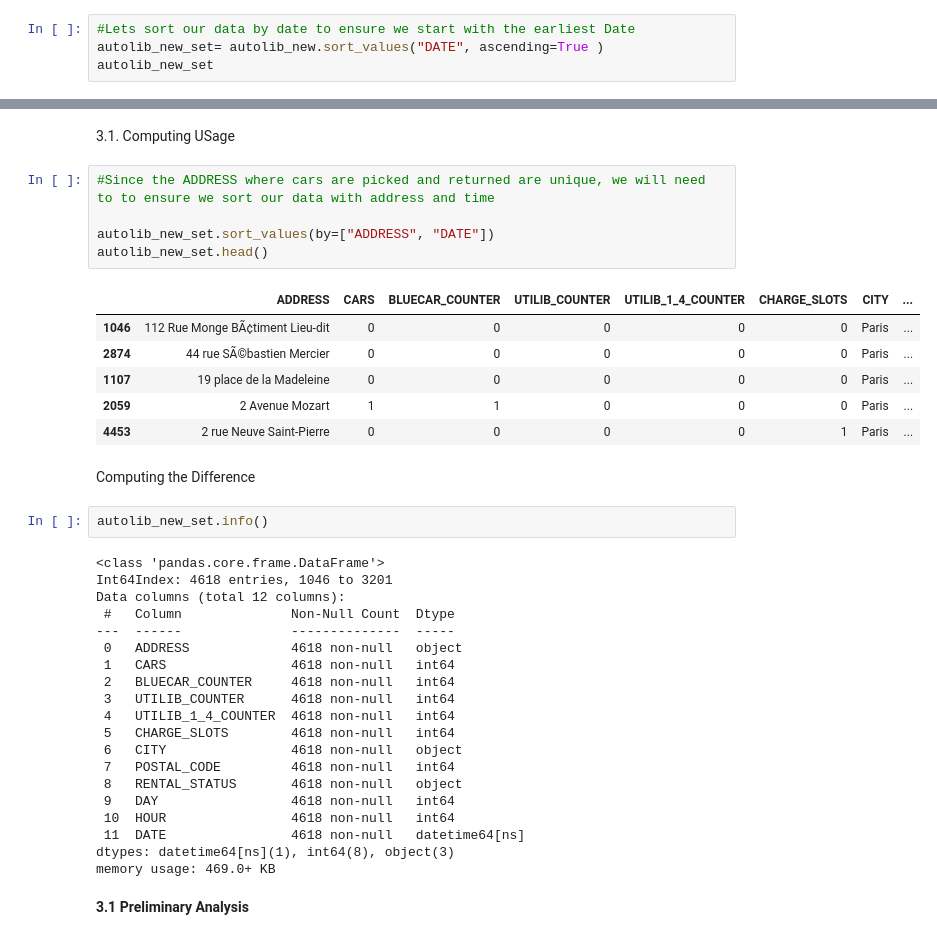
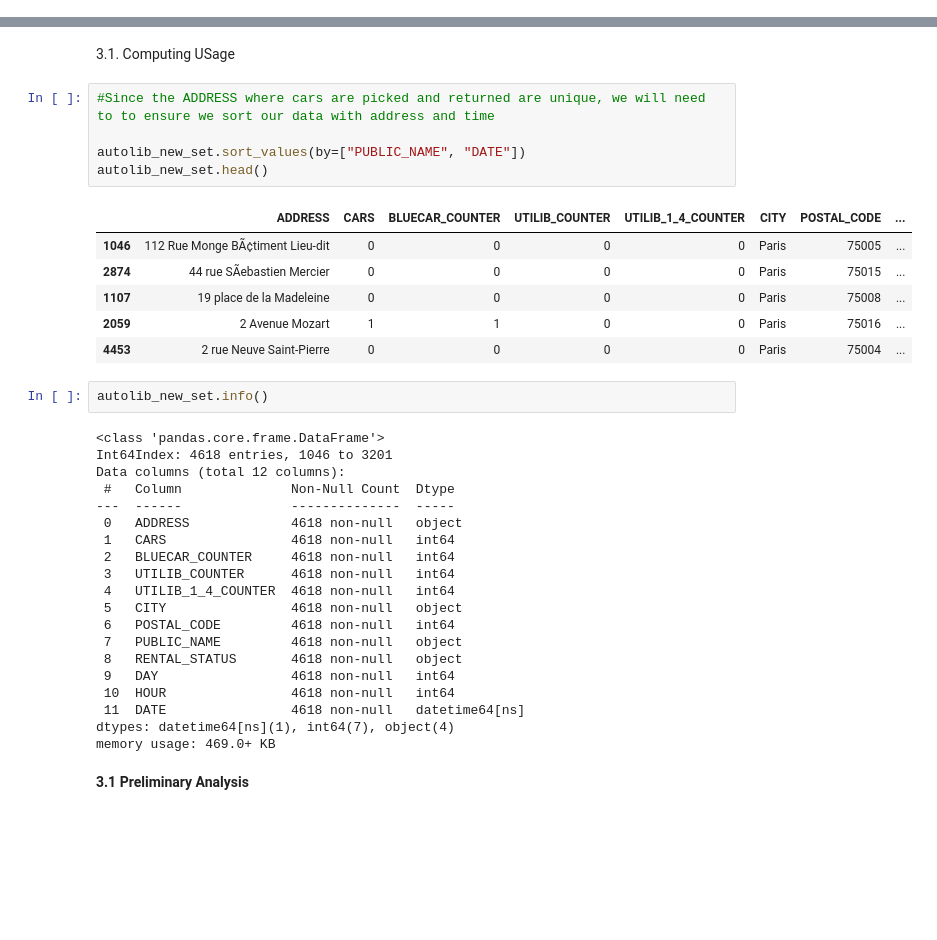
Before and after one commit to Obreintelly/Week_4_IP_Autolib_Data, a Jupyter notebook: Moringa_Data_Science_Prep_W4_Independent_Project_2021_03_Obrein_Telly_Autolib.ipynb, the cells around one changed output, grey strips where cells are left out. Drawn from its saved outputs; the diff is of its cells as text; blank space fills up the shorter version.

```diff
--- a/Moringa_Data_Science_Prep_W4_Independent_Project_2021_03_Obrein_Telly_Autolib.ipynb
+++ b/Moringa_Data_Science_Prep_W4_Independent_Project_2021_03_Obrein_Telly_Autolib.ipynb
@@ -405,4 +383,0 @@ autolib_new.head(3)
-# %%
-#Lets sort our data by date to ensure we start with the earliest Date
-autolib_new_set= autolib_new.sort_values("DATE", ascending=True )
-autolib_new_set
@@ -450,17 +411,15 @@ To compute usage, we will need to understand that we have to join successive (in
 # %%
 #Since the ADDRESS where cars are picked and returned are unique, we will need to to ensure we sort our data with address and time
 
-autolib_new_set.sort_values(by=["ADDRESS", "DATE"])
+autolib_new_set.sort_values(by=["PUBLIC_NAME", "DATE"])
 autolib_new_set.head()
 # %% [output]
-|  | ADDRESS | CARS | BLUECAR_COUNTER | UTILIB_COUNTER | UTILIB_1_4_COUNTER | CHARGE_SLOTS | CITY | ... |
-| 1046 | 112 Rue Monge BÃ¢timent Lieu-dit | 0 | 0 | 0 | 0 | 0 | Paris | ... |
-| 2874 | 44 rue SÃ©bastien Mercier | 0 | 0 | 0 | 0 | 0 | Paris | ... |
-| 1107 | 19 place de la Madeleine | 0 | 0 | 0 | 0 | 0 | Paris | ... |
-| 2059 | 2 Avenue Mozart | 1 | 1 | 0 | 0 | 0 | Paris | ... |
-| 4453 | 2 rue Neuve Saint-Pierre | 0 | 0 | 0 | 0 | 1 | Paris | ... |
+|  | ADDRESS | CARS | BLUECAR_COUNTER | UTILIB_COUNTER | UTILIB_1_4_COUNTER | CITY | POSTAL_CODE | ... |
+| 1046 | 112 Rue Monge BÃ¢timent Lieu-dit | 0 | 0 | 0 | 0 | Paris | 75005 | ... |
+| 2874 | 44 rue SÃebastien Mercier | 0 | 0 | 0 | 0 | Paris | 75015 | ... |
+| 1107 | 19 place de la Madeleine | 0 | 0 | 0 | 0 | Paris | 75008 | ... |
+| 2059 | 2 Avenue Mozart | 1 | 1 | 0 | 0 | Paris | 75016 | ... |
+| 4453 | 2 rue Neuve Saint-Pierre | 0 | 0 | 0 | 0 | Paris | 75004 | ... |
-# %% [markdown]
-Computing the Difference
 # %%
 autolib_new_set.info()
 # %% [output]
@@ -474,14 +433,14 @@ Data columns (total 12 columns):
  2   BLUECAR_COUNTER     4618 non-null   int64
  3   UTILIB_COUNTER      4618 non-null   int64
  4   UTILIB_1_4_COUNTER  4618 non-null   int64
- 5   CHARGE_SLOTS        4618 non-null   int64
- 6   CITY                4618 non-null   object
- 7   POSTAL_CODE         4618 non-null   int64
+ 5   CITY                4618 non-null   object
+ 6   POSTAL_CODE         4618 non-null   int64
+ 7   PUBLIC_NAME         4618 non-null   object
  8   RENTAL_STATUS       4618 non-null   object
  9   DAY                 4618 non-null   int64
  10  HOUR                4618 non-null   int64
  11  DATE                4618 non-null   datetime64[ns]
-dtypes: datetime64[ns](1), int64(8), object(3)
+dtypes: datetime64[ns](1), int64(7), object(4)
 memory usage: 469.0+ KB
 # %% [markdown]
 **3.1 Preliminary Analysis**
```
Also changed, not shown: parts of 21 cells of this notebook.
